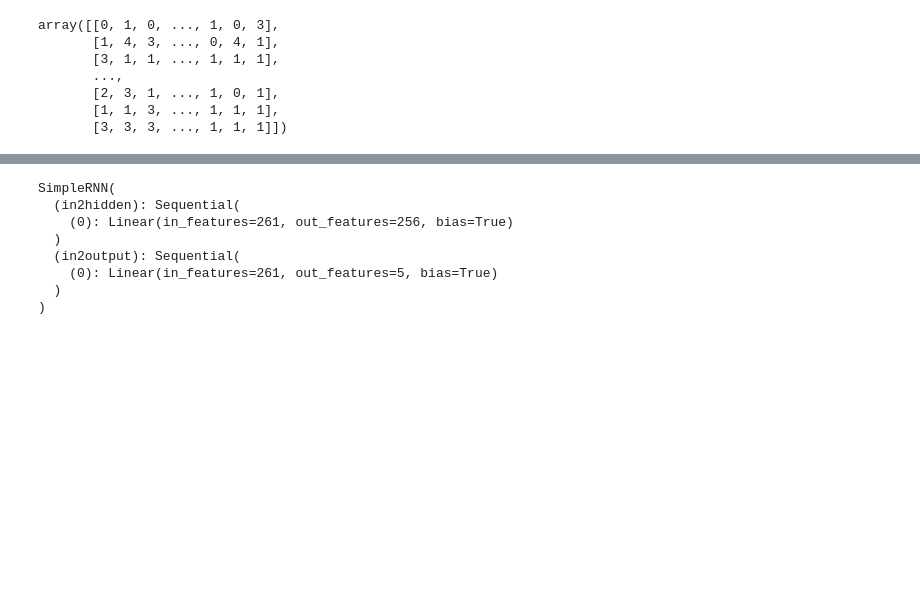
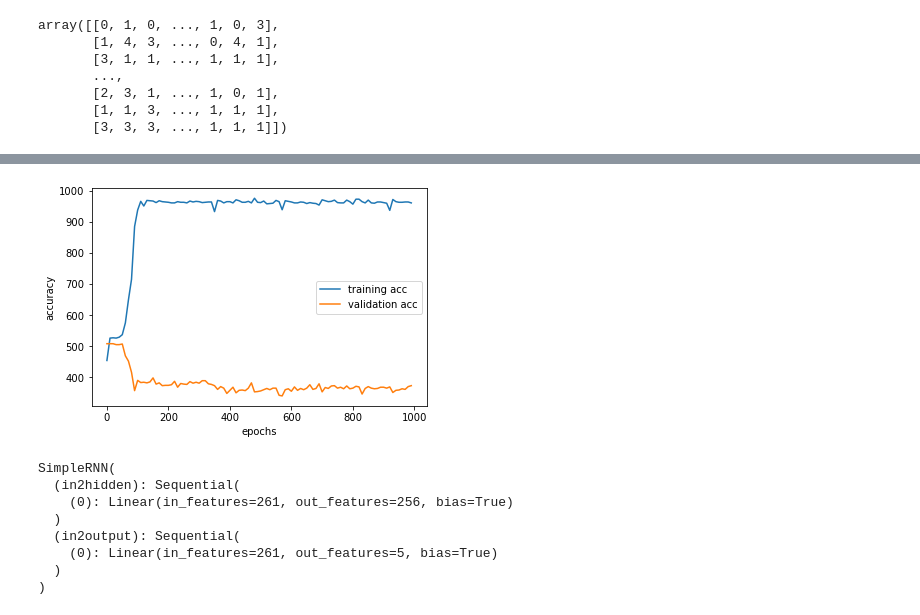
Before and after one commit to wcw987321/SSL-HMM, a Jupyter notebook: Learn X by SSL.ipynb, the cells around one changed output, grey strips where cells are left out. Saved outputs shown, nothing was run; the diff lists cells and outputs as text; code cells hidden in the pictures; blank space fills up the shorter version.

```diff
--- a/Learn X by SSL.ipynb
+++ b/Learn X by SSL.ipynb
@@ -241,3 +316,14 @@ plt.show()
+# %%
+import matplotlib.pyplot as plt
+x_lst = list(range(0, 1000, 10))
+plt.plot(x_lst, train_acc_lst, label = "training acc")
+plt.plot(x_lst, valid_acc_lst, label = "validation acc")
+plt.xlabel("epochs")
+plt.ylabel("accuracy")
+plt.legend()
+plt.show()
+# %% [output]
+[figure, added]
 # %%
 net.eval()
 # %% [output]
```
Also changed, not shown: parts of 6 cells of this notebook.
